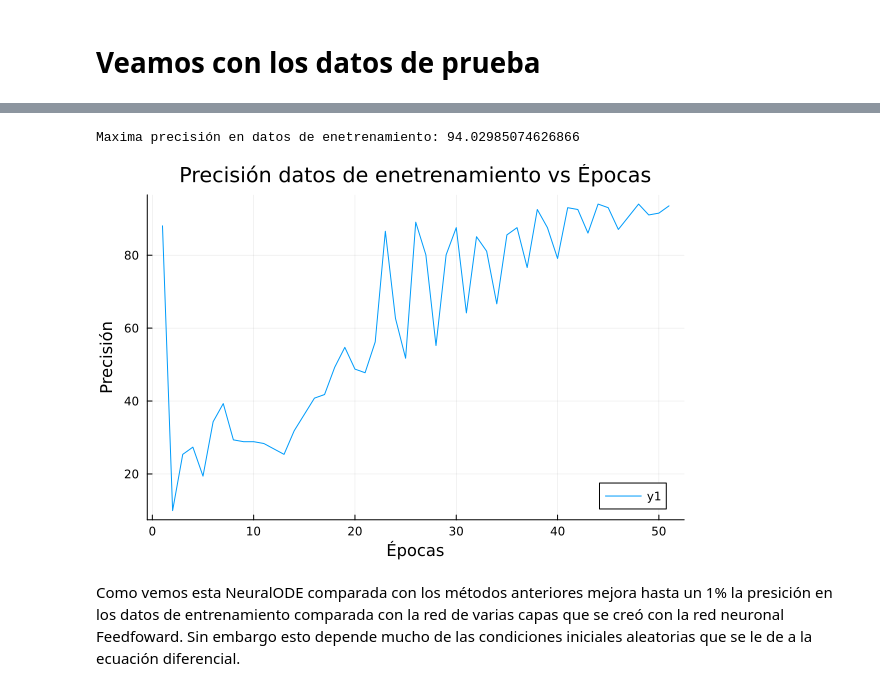
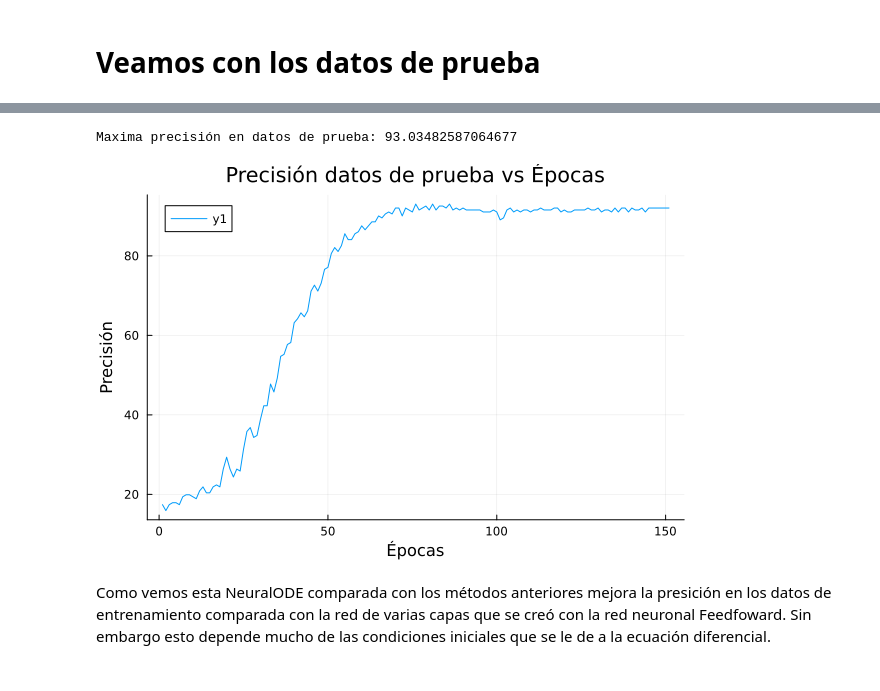
Before and after one commit to jp6879/TrackVersionsProgramsGit, a Jupyter notebook: MLTraining/1/1.3NODE.ipynb, the cells around one changed output, grey strips where cells are left out. Cells and saved outputs as stored; diff of their text form; code cells hidden in the pictures.

Commit message:
Modifiqué 1.3NODE.ipynb y Test_Sine_Lux.jl

```diff
--- a/MLTraining/1/1.3NODE.ipynb
+++ b/MLTraining/1/1.3NODE.ipynb
@@ -164,8 +163,8 @@ plot(losses_test, xlabel = "Épocas", ylabel = "Pérdida", title = "Pérdida dat
 # %%
-println("Maxima precisión en datos de enetrenamiento: ", maximum(accuracys_test))
-plot(accuracys_test, xlabel = "Épocas", ylabel = "Precisión", title = "Precisión datos de enetrenamiento vs Épocas")
+println("Maxima precisión en datos de prueba: ", maximum(accuracys_test))
+plot(accuracys_test, xlabel = "Épocas", ylabel = "Precisión", title = "Precisión datos de prueba vs Épocas")
 # %% [output]
-Maxima precisión en datos de enetrenamiento: 94.02985074626866
+Maxima precisión en datos de prueba: 93.03482587064677
-[figure, old version]
+[figure, new version]
 # %% [markdown]
-Como vemos esta NeuralODE comparada con los métodos anteriores mejora hasta un 1% la presición en los datos de entrenamiento comparada con la red de varias capas que se creó con la red neuronal Feedfoward. Sin embargo esto depende mucho de las condiciones iniciales aleatorias que se le de a la ecuación diferencial.
+Como vemos esta NeuralODE comparada con los métodos anteriores mejora la presición en los datos de entrenamiento comparada con la red de varias capas que se creó con la red neuronal Feedfoward. Sin embargo esto depende mucho de las condiciones iniciales que se le de a la ecuación diferencial.
```
Also changed, not shown: parts of 12 cells of this notebook, 1 other file.
